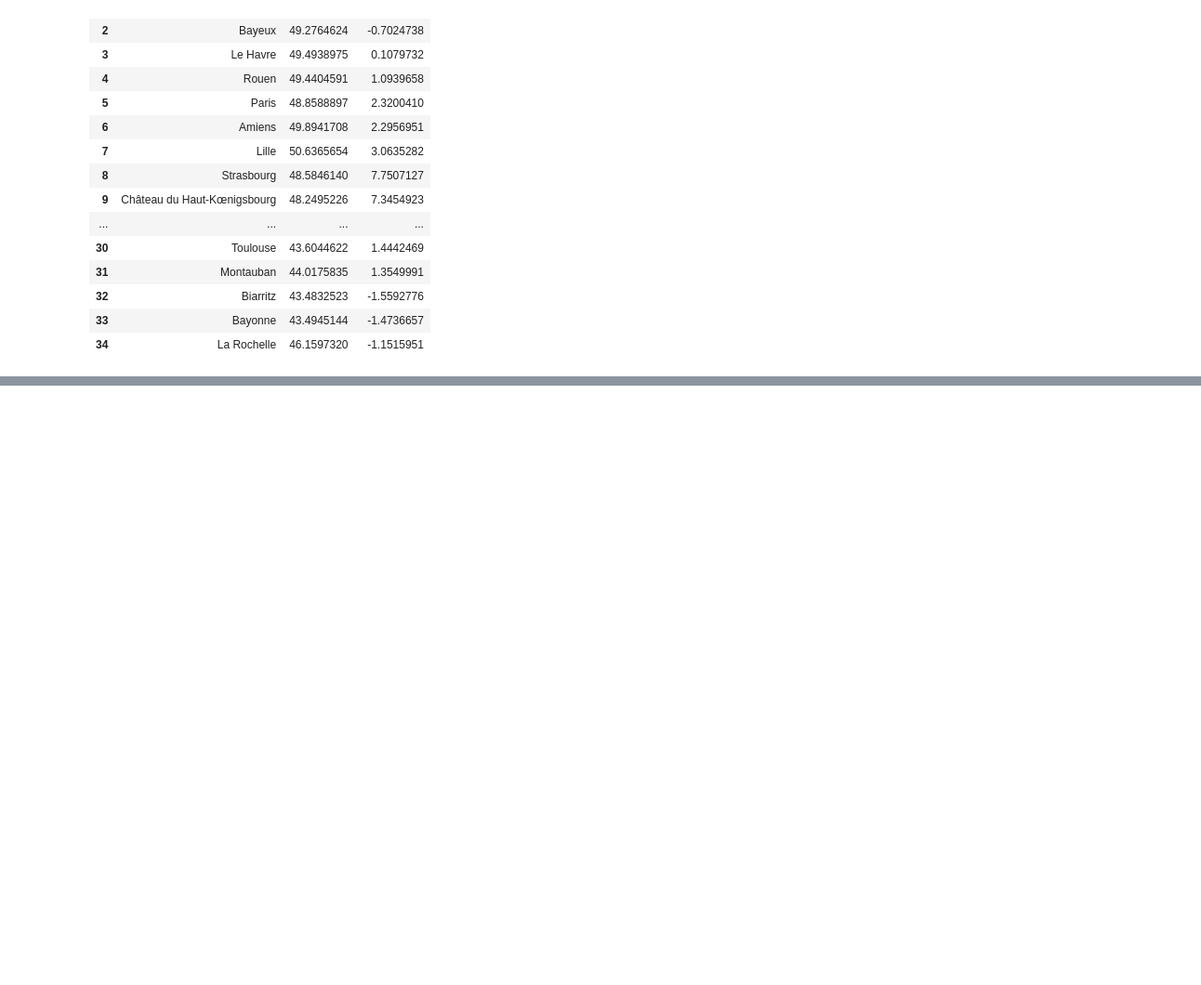
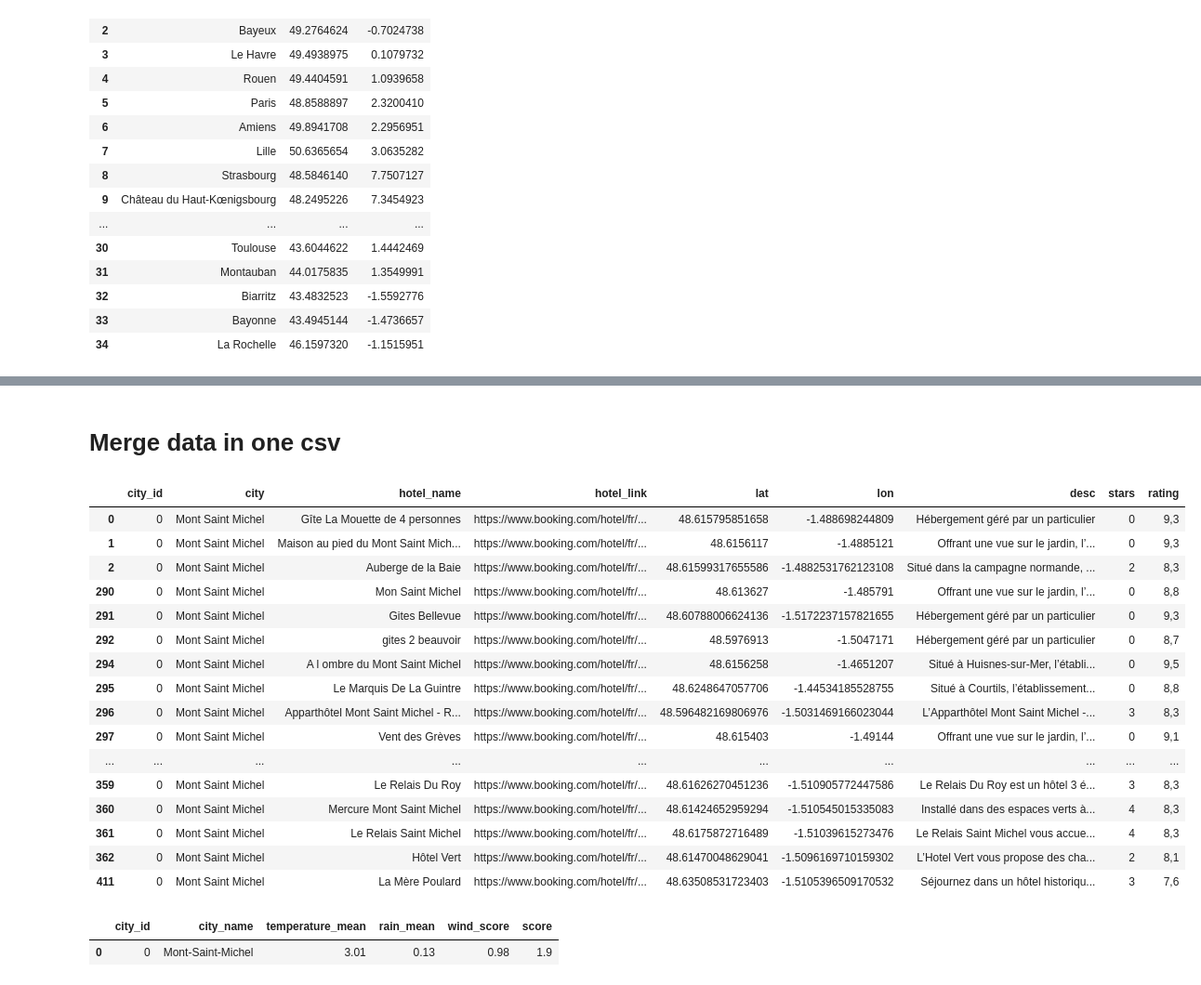
Before and after one commit to Quentin-qha/Jedha, a Jupyter notebook: 03_data_collection_and_managment/final_project/kayak.ipynb, the cells around one changed output, grey strips where cells are left out. Shown at 93% size. Cells and saved outputs as stored; diff of their text form; code cells hidden in the pictures; blank space fills up the shorter version.

```diff
--- a/03_data_collection_and_managment/final_project/kayak.ipynb
+++ b/03_data_collection_and_managment/final_project/kayak.ipynb
@@ -256,0 +245,42 @@ df_weather.to_csv("export/weather.csv", index=False)
+# %% [markdown]
+# Merge data in one csv
+# %%
+with open("export/hotels.json", "r") as f:
+    hotel_data = json.load(f)
+
+df_hotel = pd.DataFrame(hotel_data)
+df_hotel = df_hotel.rename(columns={""
+    "name": "hotel_name",
+    "link": "hotel_link",
+    "latitude": "lat",
+    "longitude": "lon",
+    "description": "desc",
+})
+df_hotel[df_hotel["city_id"]== 0]
+# %% [output]
+|  | city_id | city | hotel_name | hotel_link | lat | lon | desc | stars | rating |
+| 0 | 0 | Mont Saint Michel | Gîte La Mouette de 4 personnes | https://www.booking.com/hotel/fr/... | 48.615795851658 | -1.488698244809 | Hébergement géré par un particulier | 0 | 9,3 |
+| 1 | 0 | Mont Saint Michel | Maison au pied du Mont Saint Mich... | https://www.booking.com/hotel/fr/... | 48.6156117 | -1.4885121 | Offrant une vue sur le jardin, l’... | 0 | 9,3 |
+| 2 | 0 | Mont Saint Michel | Auberge de la Baie | https://www.booking.com/hotel/fr/... | 48.61599317655586 | -1.4882531762123108 | Situé dans la campagne normande, ... | 2 | 8,3 |
+| 290 | 0 | Mont Saint Michel | Mon Saint Michel | https://www.booking.com/hotel/fr/... | 48.613627 | -1.485791 | Offrant une vue sur le jardin, l’... | 0 | 8,8 |
+| 291 | 0 | Mont Saint Michel | Gites Bellevue | https://www.booking.com/hotel/fr/... | 48.60788006624136 | -1.5172237157821655 | Hébergement géré par un particulier | 0 | 9,3 |
+| 292 | 0 | Mont Saint Michel | gites 2 beauvoir | https://www.booking.com/hotel/fr/... | 48.5976913 | -1.5047171 | Hébergement géré par un particulier | 0 | 8,7 |
+| 294 | 0 | Mont Saint Michel | A l ombre du Mont Saint Michel | https://www.booking.com/hotel/fr/... | 48.6156258 | -1.4651207 | Situé à Huisnes-sur-Mer, l’établi... | 0 | 9,5 |
+| 295 | 0 | Mont Saint Michel | Le Marquis De La Guintre | https://www.booking.com/hotel/fr/... | 48.6248647057706 | -1.44534185528755 | Situé à Courtils, l’établissement... | 0 | 8,8 |
+| 296 | 0 | Mont Saint Michel | Apparthôtel Mont Saint Michel - R... | https://www.booking.com/hotel/fr/... | 48.596482169806976 | -1.5031469166023044 | L’Apparthôtel Mont Saint Michel -... | 3 | 8,3 |
+| 297 | 0 | Mont Saint Michel | Vent des Grèves | https://www.booking.com/hotel/fr/... | 48.615403 | -1.49144 | Offrant une vue sur le jardin, l’... | 0 | 9,1 |
+| ... | ... | ... | ... | ... | ... | ... | ... | ... | ... |
+| 359 | 0 | Mont Saint Michel | Le Relais Du Roy | https://www.booking.com/hotel/fr/... | 48.61626270451236 | -1.510905772447586 | Le Relais Du Roy est un hôtel 3 é... | 3 | 8,3 |
+| 360 | 0 | Mont Saint Michel | Mercure Mont Saint Michel | https://www.booking.com/hotel/fr/... | 48.61424652959294 | -1.510545015335083 | Installé dans des espaces verts à... | 4 | 8,3 |
+| 361 | 0 | Mont Saint Michel | Le Relais Saint Michel | https://www.booking.com/hotel/fr/... | 48.6175872716489 | -1.51039615273476 | Le Relais Saint Michel vous accue... | 4 | 8,3 |
+| 362 | 0 | Mont Saint Michel | Hôtel Vert | https://www.booking.com/hotel/fr/... | 48.61470048629041 | -1.5096169710159302 | L’Hotel Vert vous propose des cha... | 2 | 8,1 |
+| 411 | 0 | Mont Saint Michel | La Mère Poulard | https://www.booking.com/hotel/fr/... | 48.63508531723403 | -1.5105396509170532 | Séjournez dans un hôtel historiqu... | 3 | 7,6 |
+# %%
+df_weather = df_weather.rename(columns={
+    "index": "city_id",
+    "name": "city_name",
+})
+df_weather[df_weather["city_id"]== 0]
+# %% [output]
+|  | city_id | city_name | temperature_mean | rain_mean | wind_score | score |
+| 0 | 0 | Mont-Saint-Michel | 3.01 | 0.13 | 0.98 | 1.9 |
```
Also changed, not shown: parts of 15 cells of this notebook, 5 other files.
